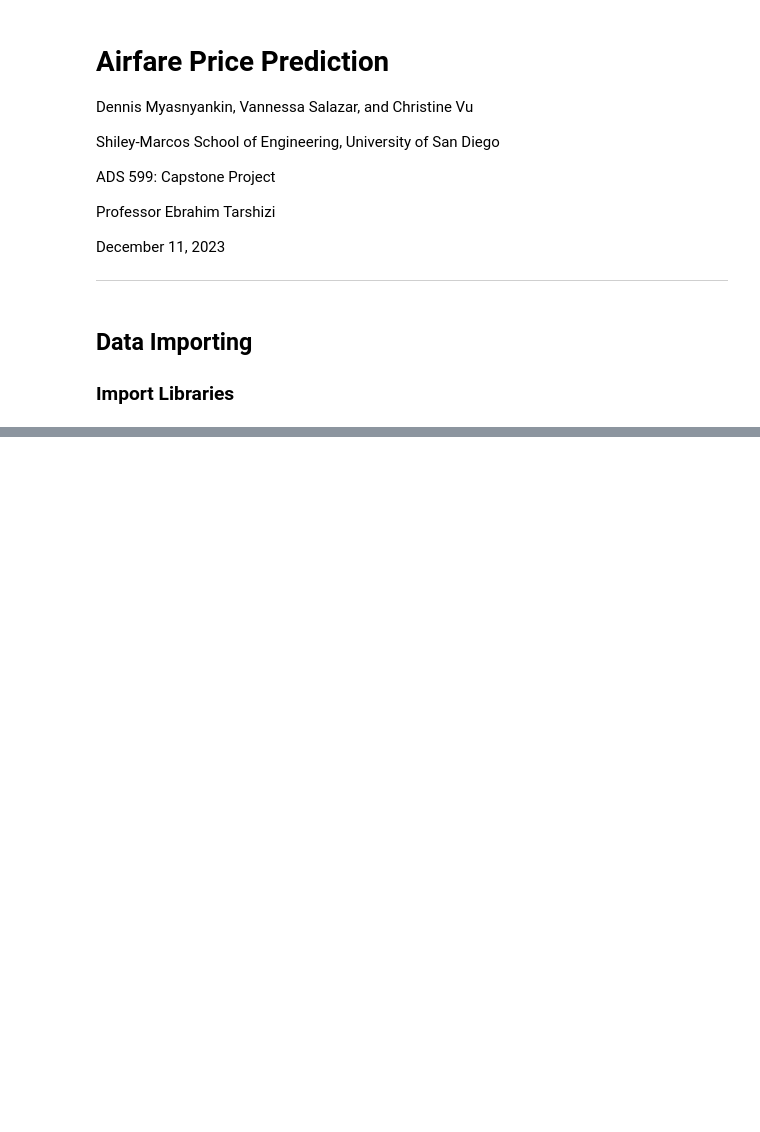
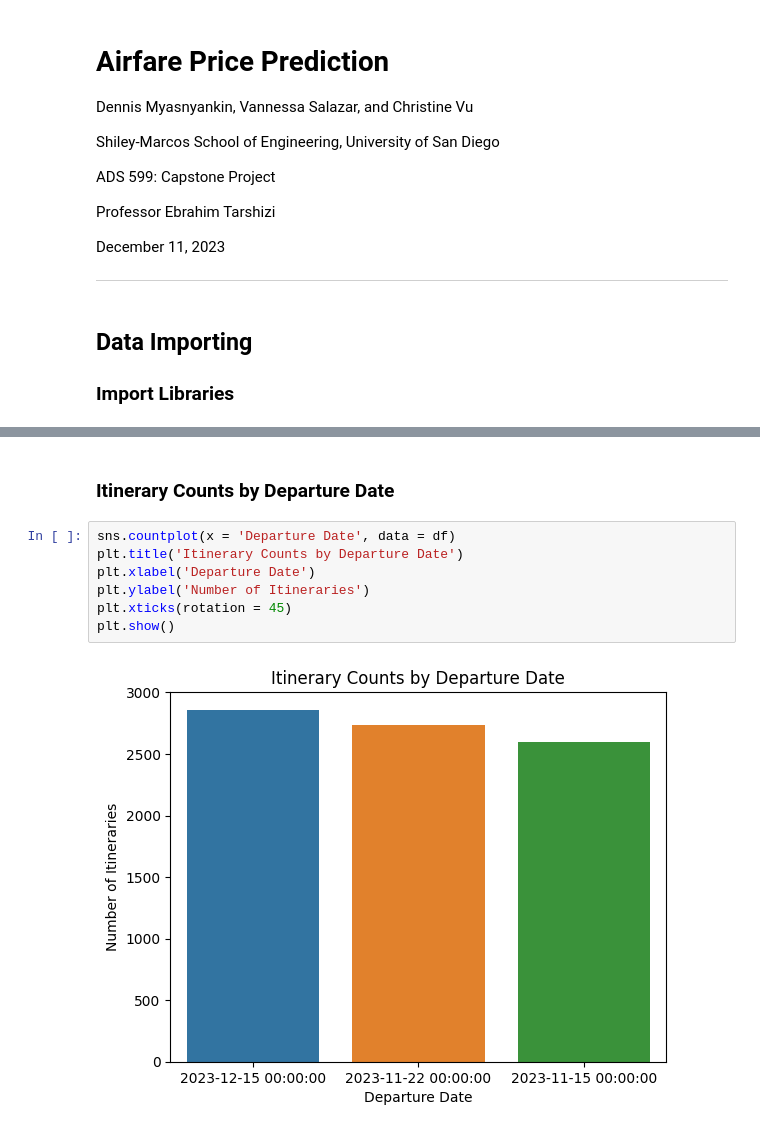
Before and after one commit to VSbr22/Capstone, a Jupyter notebook: Notebook.ipynb, the cells around one changed output, grey strips where cells are left out. Drawn from its saved outputs; the diff is of its cells as text; blank space fills up the shorter version.

```diff
--- a/Notebook.ipynb
+++ b/Notebook.ipynb
@@ -116,0 +197,11 @@ df
+# %% [markdown]
+### **Itinerary Counts by Departure Date**
+# %%
+sns.countplot(x = 'Departure Date', data = df)
+plt.title('Itinerary Counts by Departure Date')
+plt.xlabel('Departure Date')
+plt.ylabel('Number of Itineraries')
+plt.xticks(rotation = 45)
+plt.show()
+# %% [output]
+[figure, added]
```
Also changed, not shown: parts of 36 cells of this notebook.
